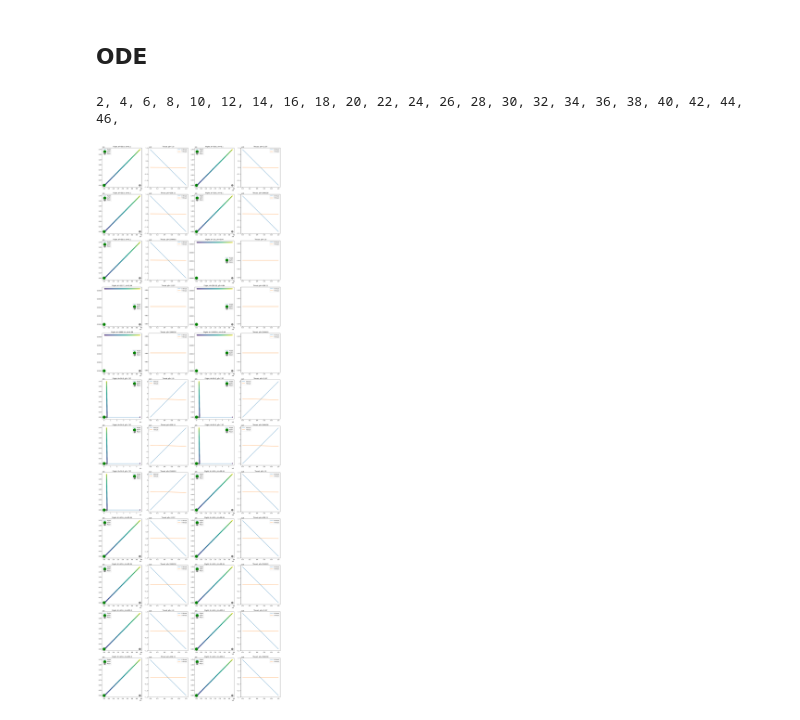
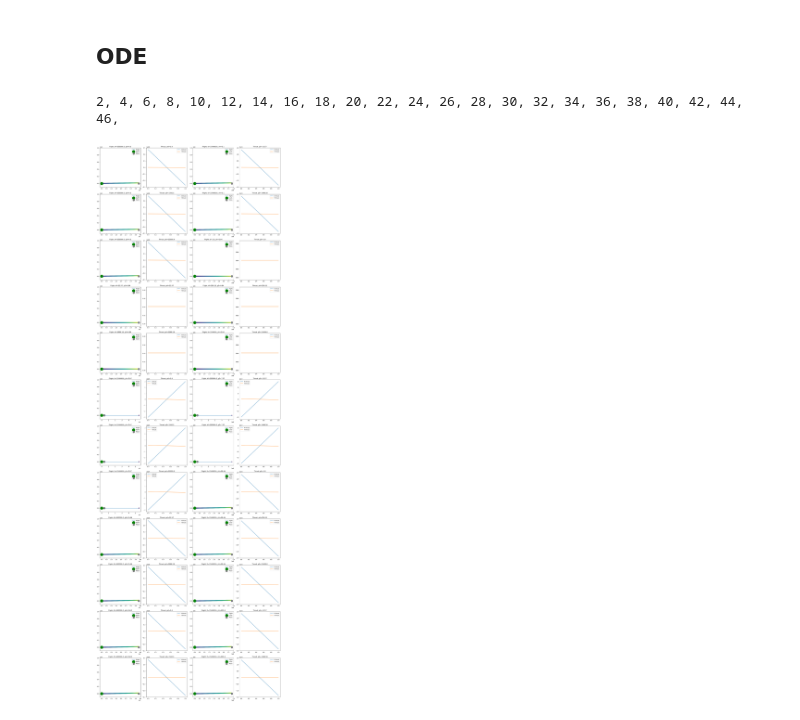
Before and after one commit to binDebug3/OrbitalTrajectory, a Jupyter notebook: dylan.ipynb, the cells around one changed output. Cells and saved outputs as stored; diff of their text form; code cells hidden in the pictures.

```diff
--- a/dylan.ipynb
+++ b/dylan.ipynb
@@ -381,7 +381,7 @@ def gravity(x, x_dir=True, moon=np.array([Lm, 0]), rocket=Mr0):
 # set up the right hand side of the ODE, with the parameter
 n = 1000
 dim = 8
-final_time = 50
+final_time = 250000
 guess = 2
 cost = 1e7
 
@@ -456,31 +456,32 @@ for i, y_guess in enumerate(np.geomspace(0.1, 500, num=r1)):
         px_plot = res.sol(t_plot)[6]
         py_plot = res.sol(t_plot)[7]
         ux_plot = px_plot
         uy_plot = py_plot
 
         plt.subplot((r2*r1)//2, 4, 1+count)
         # plt.plot(t_plot, x_plot)
         # plt.plot(t_plot, y_plot)
         plt.plot(x_plot, y_plot, label="Flight")
         plt.scatter(x_plot, y_plot, cmap="viridis", c=t_plot)
         plt.scatter(0,0, label="Earth", c="green", s=500)
         plt.scatter(Lm, 0, label="Moon", c="grey", s=250)
+        plt.ylim(-1e7, 1e8)
         plt.legend()
         plt.title(f"Flight. tf={round(res.p[0], 2)}, y0={round(y_guess, 2)}")
         # plt.xlim(0, Lm*1.2)
         plt.set_cmap("viridis")
 
         plt.subplot((r2*r1)//2, 4, 2+count)
         plt.plot(t_plot, ux_plot, label="X thrust")
         plt.plot(t_plot, uy_plot, label="Y thrust")
         plt.title(f"Thrust. p0={round(p_guess, 2)}")
         plt.legend()
         count += 2
         if count >= ((r2 * r1) // 2) * 4:
             break
         print(count, end=", ")
 plt.tight_layout()
 plt.show()
 # %% [output]
 2, 4, 6, 8, 10, 12, 14, 16, 18, 20, 22, 24, 26, 28, 30, 32, 34, 36, 38, 40, 42, 44, 46,
-[figure, old version]
+[figure, new version]
```
